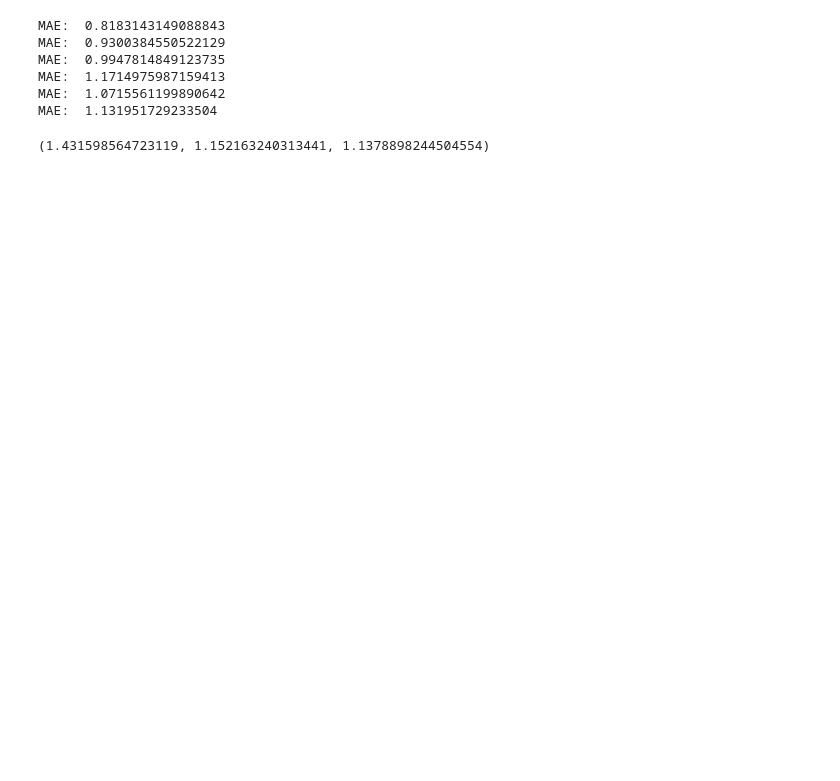
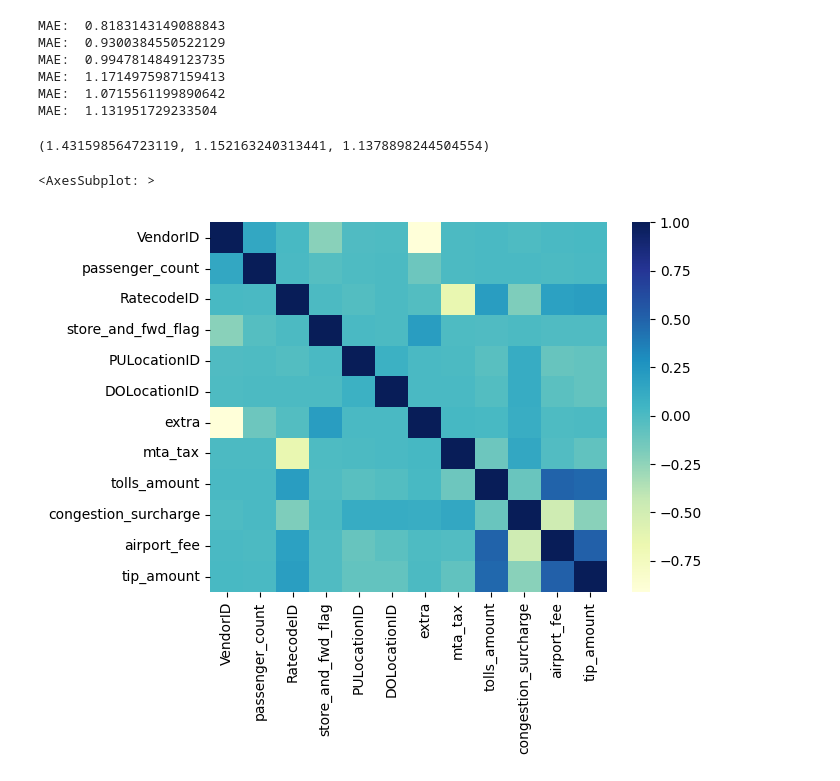
Before and after one commit to ShubhamKaushal15/dsihackathon-data-privacy, a Jupyter notebook: prepping_data.ipynb, the cells around one changed output. Cells and saved outputs as stored; diff of their text form; code cells hidden in the pictures; blank space fills up the shorter version.

```diff
--- a/prepping_data.ipynb
+++ b/prepping_data.ipynb
@@ -172,3 +173,12 @@ epsilon = [0, 0.1, 0.5, 1, 2]
 rf = [(0.81, 1.97), (0.81, 1.34), (0.81, 1.23), (0.81, 1.18), (0.81, 1.17)]
 gb = [(0.93, 1.97), (0.93, 1.20), (0.93, 1.11), (0.93, 1.07), (0.93, 1.07)]
 lr = [(0.99, 1.97), (0.99, 1.20), (0.99, 1.13), (0.99, 1.12), (0.99, 1.13)]
+# %%
+original = pd.read_csv(os.path.join("yellow_cab_data", "processed_train.csv"))
+
+synthetic = pd.read_csv(os.path.join("df_transform_result", "raw_synthetic.csv"))
+
+sns.heatmap(original.drop('improvement_surcharge', axis = 1).corr(), cmap="YlGnBu")
+# %% [output]
+<AxesSubplot: >
+[figure, added]
```
Also changed, not shown: parts of 7 cells of this notebook, 6 other files.
